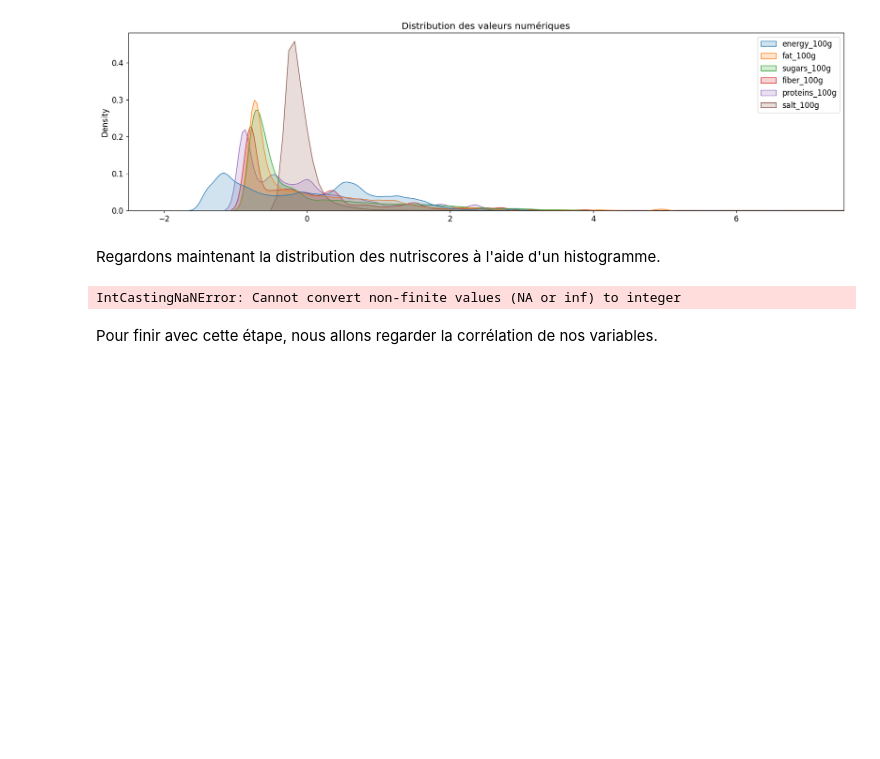
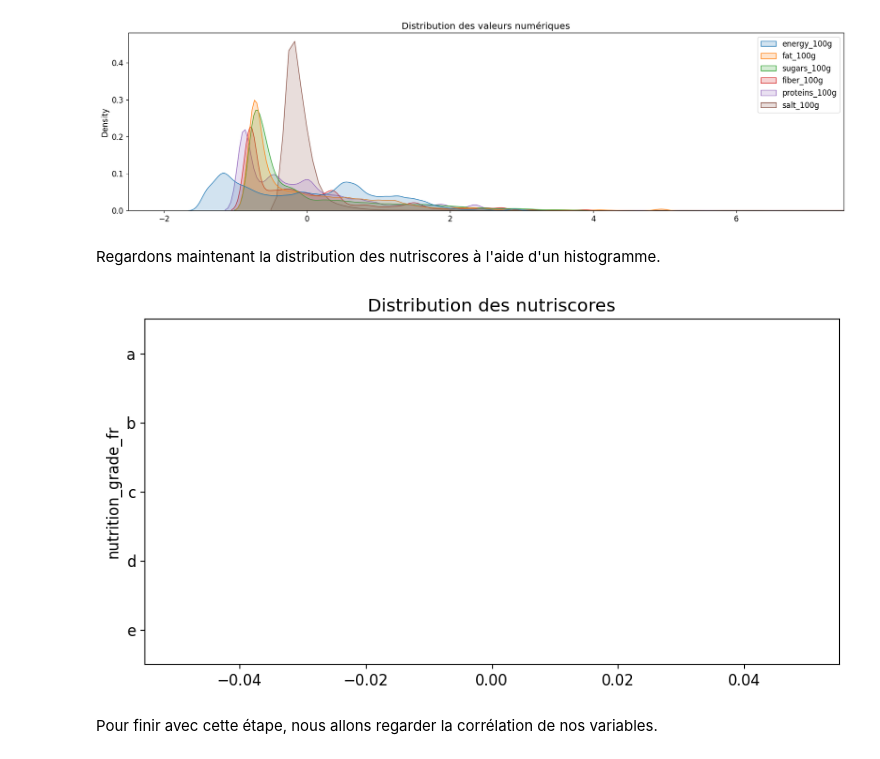
Before and after one commit to tdechanet/IAEngP3, a Jupyter notebook: analyze.ipynb, the cells around one changed output. Cells and saved outputs as stored; diff of their text form; code cells hidden in the pictures; blank space fills up the shorter version.

```diff
--- a/analyze.ipynb
+++ b/analyze.ipynb
@@ -326,15 +317,14 @@ plt.show()
 # %% [markdown]
 Regardons maintenant la distribution des nutriscores à l'aide d'un histogramme.
 # %%
-df["nutrition_grade_fr"] = nutrition_grade_encoder.inverse_transform(df["nutrition_grade_fr"].astype(int))
-df['nutrition_grade_fr'] = pd.Categorical(df['nutrition_grade_fr'], ["a","b","c","d","e"])
+df["nutrition_grade_fr"] = pd.Categorical(df['nutrition_grade_fr'], ["a","b","c","d","e"])
 
 fig, ax = plt.subplots(figsize=(10,5))
 sns.barplot(data=df["nutrition_grade_fr"])
 ax.set_title("Distribution des nutriscores")
 plt.show()
 # %% [output]
-IntCastingNaNError: Cannot convert non-finite values (NA or inf) to integer
+[figure, added]
 # %% [markdown]
 Pour finir avec cette étape, nous allons regarder la corrélation de nos variables.
 # %%
```
Also changed, not shown: parts of 10 cells of this notebook.
